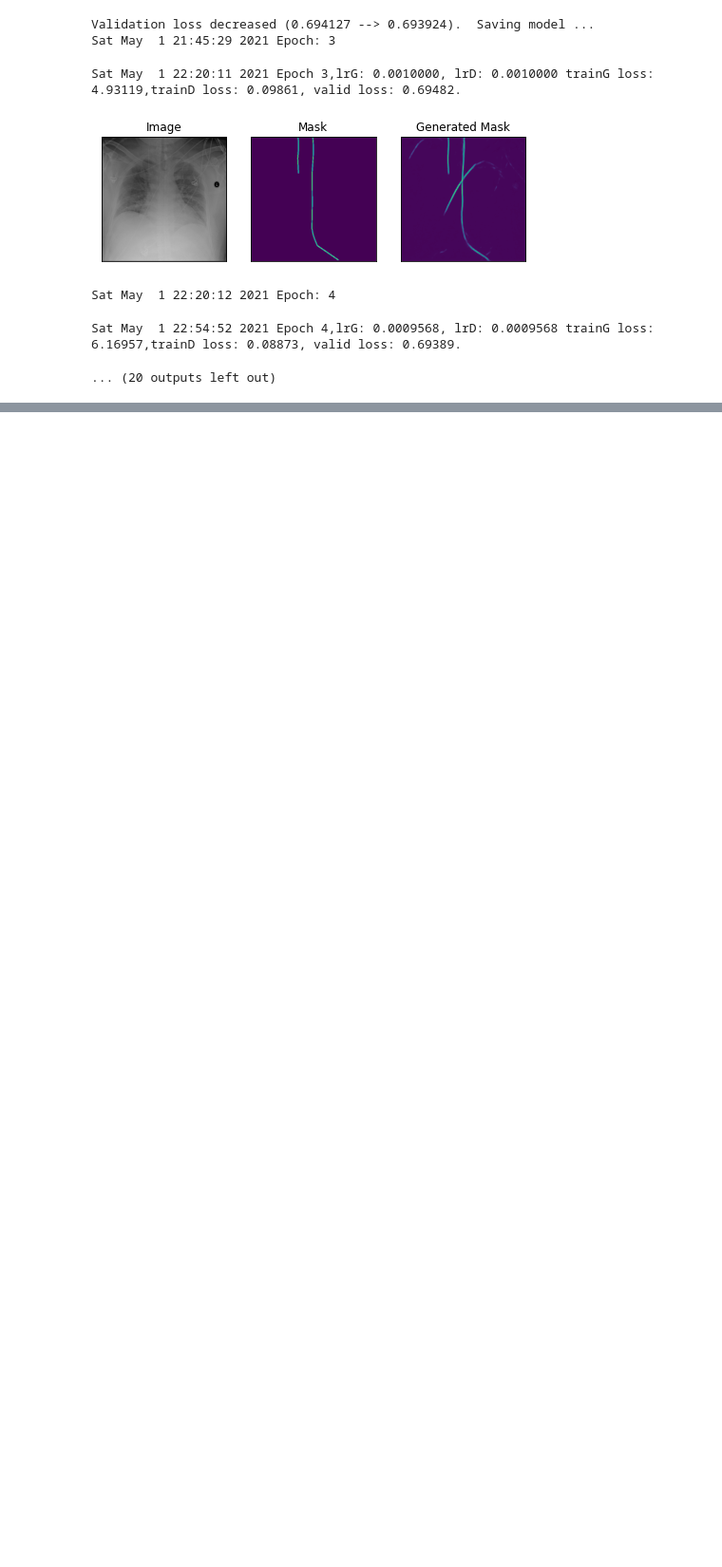
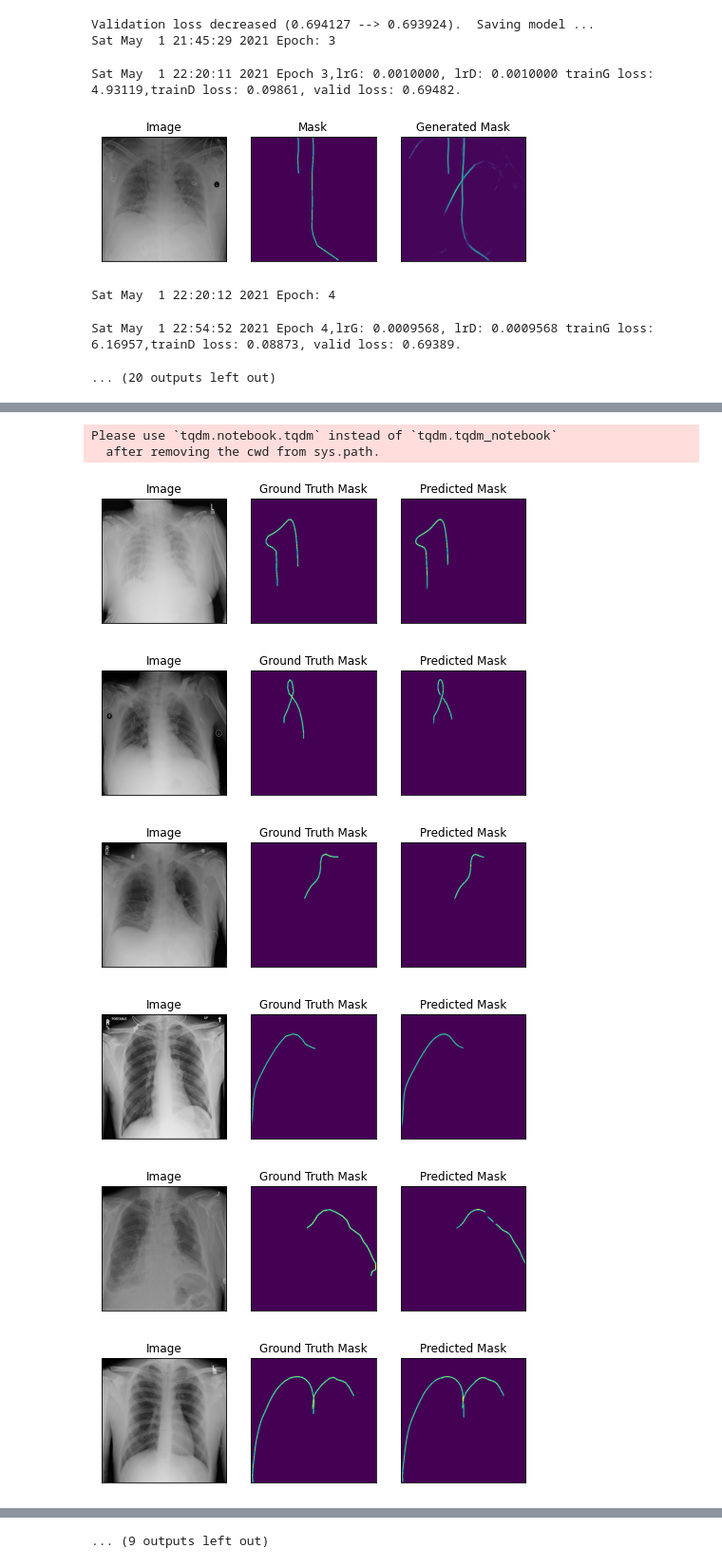
Before and after one commit to aryalmilan/Catheter-Detection-and-classification, a Jupyter notebook: Segmentation_GAN.ipynb, the cells around one changed output, grey strips where cells are left out. Shown at 95% size. Saved outputs shown, nothing was run; the diff lists cells and outputs as text; code cells hidden in the pictures; blank space fills up the shorter version.

```diff
--- a/Segmentation_GAN.ipynb
+++ b/Segmentation_GAN.ipynb
@@ -425,3 +425,9 @@ Sat May  1 22:20:11 2021 Epoch 3,lrG: 0.0010000, lrD: 0.0010000 trainG loss: 4.9
 Sat May  1 22:20:12 2021 Epoch: 4
 Sat May  1 22:54:52 2021 Epoch 4,lrG: 0.0009568, lrD: 0.0009568 trainG loss: 6.16957,trainD loss: 0.08873, valid loss: 0.69389.
 ... (20 outputs left out)
+# %%
+modelG = SegModel(enet_type)
+modelG = modelG.to(device)
+modelG_file = os.path.join(model_dir, f'generator_best_epoch16.pth')
+modelG.load_state_dict(torch.load(modelG_file), strict=False)
+modelG.eval()
@@ -434,3 +458,28 @@ with torch.no_grad():
         pr_mask = pr_mask.squeeze().cpu()
         #pr_mask = (pr_mask > 0.5).numpy().astype(np.uint8)
         visualize(image=img,mask=mask,generated_mask = pr_mask)
+# %%
+dataset_valid = RANZCRDataset(train_files, 'valid', transform=transforms_val)
+sig = nn.Sigmoid()
+with torch.no_grad():
+    for i,j in tqdm(enumerate(train_files[40:60])):
+        image, gt_mask = dataset_valid[i+40]
+        x_tensor = image.to(device).unsqueeze(0)
+        pr_mask = (sig(modelG(x_tensor))>0.65).float()
+        pr_mask = pr_mask.squeeze().cpu()#.round()
+        #pr_mask = sig(pr_mask).numpy()
+        #print(pr_mask.shape)
+#         png = (pr_mask * 255).astype(np.uint8)[:,:,np.newaxis]
+#         png = np.concatenate([png, np.zeros((png.shape[0], png.shape[1], 2))], -1)
+#         cv2.imwrite(os.path.join(output_dir, f'{j}.png'), png)
+
+        visualize(image=image,ground_truth_mask=gt_mask,predicted_mask=pr_mask)
+# %% [output]
+Please use `tqdm.notebook.tqdm` instead of `tqdm.tqdm_notebook`
+  after removing the cwd from sys.path.
+[figure, added]
+[figure, added]
+[figure, added]
+[figure, added]
+[figure, added]
+[figure, added]
@@ -436,0 +491 @@ with torch.no_grad():
+... (9 outputs left out)
```
Also changed, not shown: parts of 10 cells of this notebook.
